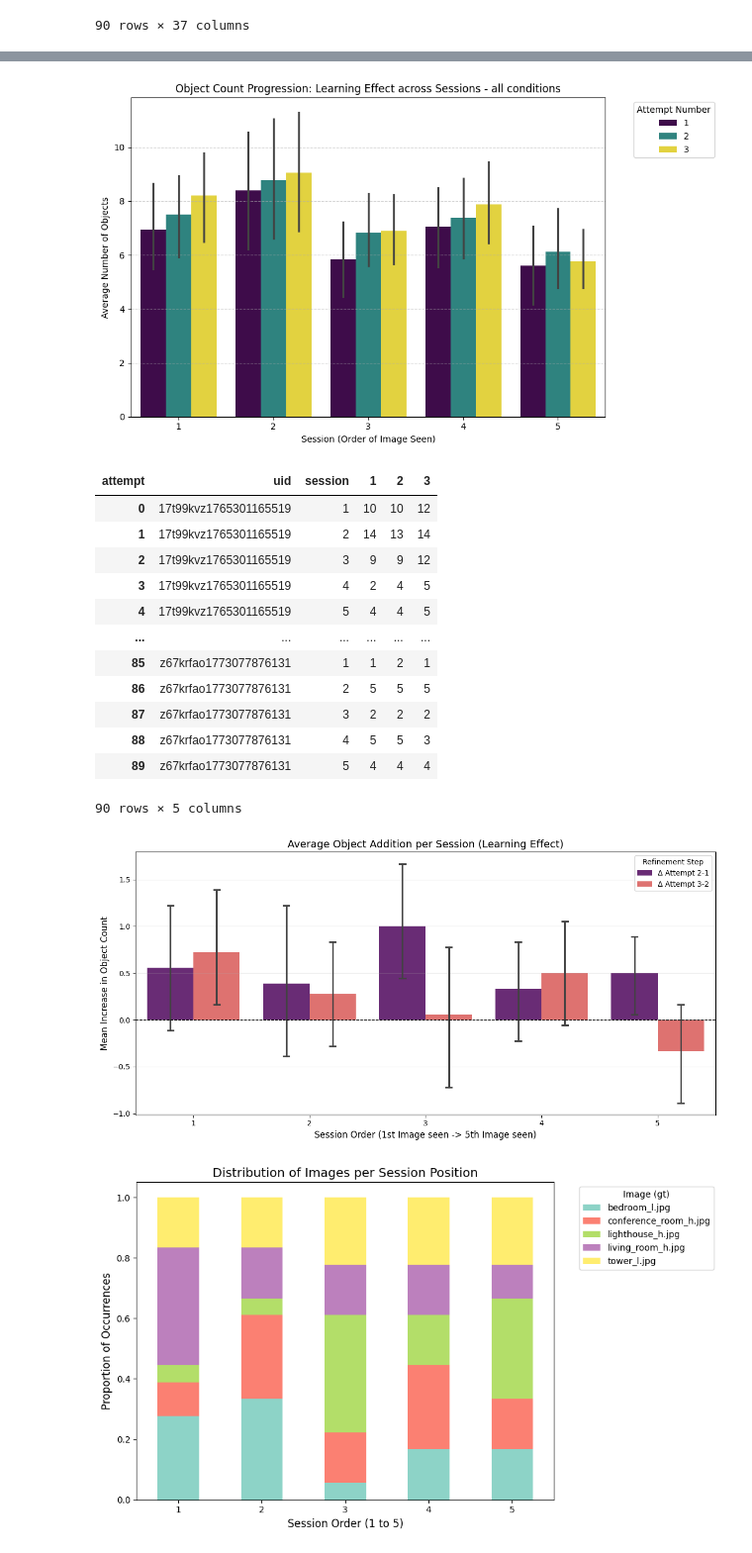
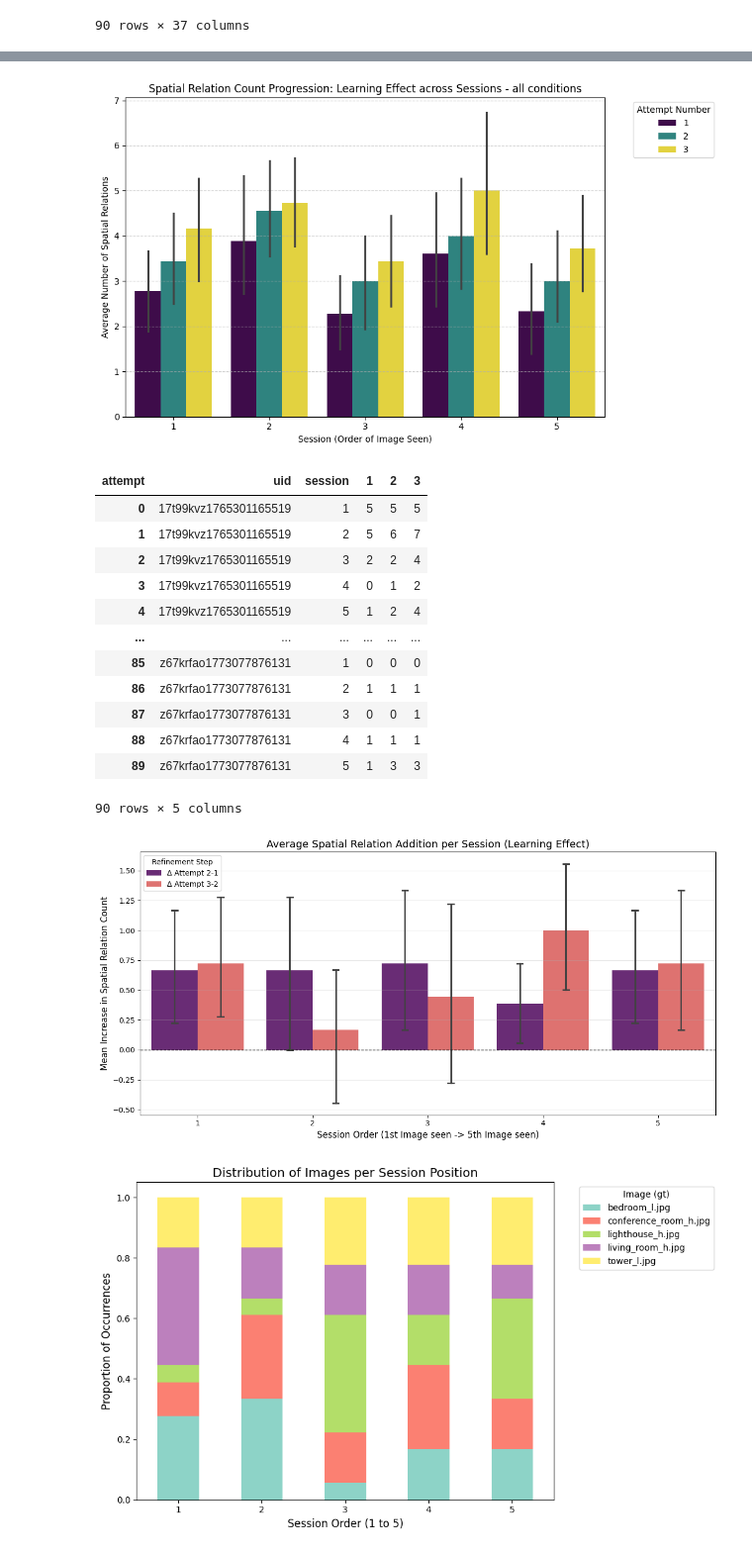
Before and after one commit to AnatKordon/Imagination_in_translation, a Jupyter notebook: analysis/nlp_analysis/comparing_gt_order.ipynb, the cells around one changed output, grey strips where cells are left out. Shown at 99% size. Drawn from its saved outputs; the diff is of its cells as text; code cells hidden in the pictures.

```diff
--- a/analysis/nlp_analysis/comparing_gt_order.ipynb
+++ b/analysis/nlp_analysis/comparing_gt_order.ipynb
@@ -72,7 +72,7 @@ df_delay_mem
 # %%
 # 1. Calculate the object count
 # We handle cases where 'objects' might be a list or a string representation of a list
-def count_objects(x):
+def count_items(x):
     if isinstance(x, list):
         return len(x)
     elif isinstance(x, str):
@@ -84,11 +84,11 @@ def count_objects(x):
             return len(x.split(',')) if x else 0
     return 0
 
-df['obj_count'] = df['objects'].apply(count_objects)
-
+df['obj_count'] = df['objects'].apply(count_items)
+df['spatial_count'] = df['spatial_relations'].apply(count_items)
 # 2. Create the Summary Table (5 rows for sessions, 3 columns for attempts)
-# This shows the average object count across all participants and conditions
-summary_table = df.groupby(['session', 'attempt'])['obj_count'].mean().unstack()
-print("Average Object Count by Session and Attempt:")
+# This shows the average spatial relation count across all participants and conditions
+summary_table = df.groupby(['session', 'attempt'])['spatial_count'].mean().unstack()
+print("Average Spatial Relation Count by Session and Attempt:")
 print(summary_table)
 # %% [output]
@@ -103,38 +103,38 @@ session
 # %%
 # 3. Create the Bar Plot
 plt.figure(figsize=(10, 6))
-sns.barplot(data=df, x='session', y='obj_count', hue='attempt', palette='viridis')
+sns.barplot(data=df, x='session', y='spatial_count', hue='attempt', palette='viridis')
 
-plt.title('Object Count Progression: Learning Effect across Sessions - all conditions')
+plt.title('Spatial Relation Count Progression: Learning Effect across Sessions - all conditions')
 plt.xlabel('Session (Order of Image Seen)')
-plt.ylabel('Average Number of Objects')
+plt.ylabel('Average Number of Spatial Relations')
 plt.legend(title='Attempt Number', bbox_to_anchor=(1.05, 1), loc='upper left')
 plt.grid(axis='y', linestyle='--', alpha=0.6)
 
 plt.tight_layout()
-plt.savefig('object_count_analysis.png')
+plt.savefig('spatial_count_analysis.png')
 # %% [output]
-[figure, old version]
+[figure, new version]
 # %%
 #deltas analysis:
 # 2. Pivot to get Attempts as columns
 # This aligns Attempt 1, 2, and 3 for every (uid, session) pair
-pivot_df = df.pivot(index=['uid', 'session'], columns='attempt', values='obj_count').reset_index()
+pivot_df = df.pivot(index=['uid', 'session'], columns='attempt', values='spatial_count').reset_index()
 # %%
 pivot_df
 # %% [output]
 | attempt | uid | session | 1 | 2 | 3 |
-| 0 | 17t99kvz1765301165519 | 1 | 10 | 10 | 12 |
-| 1 | 17t99kvz1765301165519 | 2 | 14 | 13 | 14 |
-| 2 | 17t99kvz1765301165519 | 3 | 9 | 9 | 12 |
-| 3 | 17t99kvz1765301165519 | 4 | 2 | 4 | 5 |
-| 4 | 17t99kvz1765301165519 | 5 | 4 | 4 | 5 |
+| 0 | 17t99kvz1765301165519 | 1 | 5 | 5 | 5 |
+| 1 | 17t99kvz1765301165519 | 2 | 5 | 6 | 7 |
+| 2 | 17t99kvz1765301165519 | 3 | 2 | 2 | 4 |
+| 3 | 17t99kvz1765301165519 | 4 | 0 | 1 | 2 |
+| 4 | 17t99kvz1765301165519 | 5 | 1 | 2 | 4 |
 | ... | ... | ... | ... | ... | ... |
-| 85 | z67krfao1773077876131 | 1 | 1 | 2 | 1 |
-| 86 | z67krfao1773077876131 | 2 | 5 | 5 | 5 |
-| 87 | z67krfao1773077876131 | 3 | 2 | 2 | 2 |
-| 88 | z67krfao1773077876131 | 4 | 5 | 5 | 3 |
-| 89 | z67krfao1773077876131 | 5 | 4 | 4 | 4 |
+| 85 | z67krfao1773077876131 | 1 | 0 | 0 | 0 |
+| 86 | z67krfao1773077876131 | 2 | 1 | 1 | 1 |
+| 87 | z67krfao1773077876131 | 3 | 0 | 0 | 1 |
+| 88 | z67krfao1773077876131 | 4 | 1 | 1 | 1 |
+| 89 | z67krfao1773077876131 | 5 | 1 | 3 | 3 |
 90 rows × 5 columns
 # %%
 # 3. Calculate the Deltas
@@ -148,31 +148,31 @@ plot_df = pivot_df.melt(
     id_vars=['uid', 'session'],
     value_vars=['Δ Attempt 2-1', 'Δ Attempt 3-2'],
     var_name='Refinement_Step',
-    value_name='Object_Increase'
+    value_name='Spatial_Increase'
 )
 # %%
 # 5. Create the Bar Plot
 plt.figure(figsize=(12, 6))
 sns.barplot(
     data=plot_df,
     x='session',
-    y='Object_Increase',
+    y='Spatial_Increase',
     hue='Refinement_Step',
     palette='magma',
     capsize=.1
 )
 
 plt.axhline(0, color='black', lw=1, ls='--') # Baseline
-plt.title('Average Object Addition per Session (Learning Effect)', fontsize=14)
+plt.title('Average Spatial Relation Addition per Session (Learning Effect)', fontsize=14)
 plt.xlabel('Session Order (1st Image seen -> 5th Image seen)', fontsize=12)
-plt.ylabel('Mean Increase in Object Count', fontsize=12)
+plt.ylabel('Mean Increase in Spatial Relation Count', fontsize=12)
 plt.legend(title='Refinement Step')
 plt.grid(axis='y', alpha=0.3)
 
 plt.tight_layout()
 plt.show()
 # %% [output]
-[figure, old version]
+[figure, new version]
 # %%
 # proportions of images in each session:
 import pandas as pd
```
Also changed, not shown: parts of 2 cells of this notebook, 8 other files.
